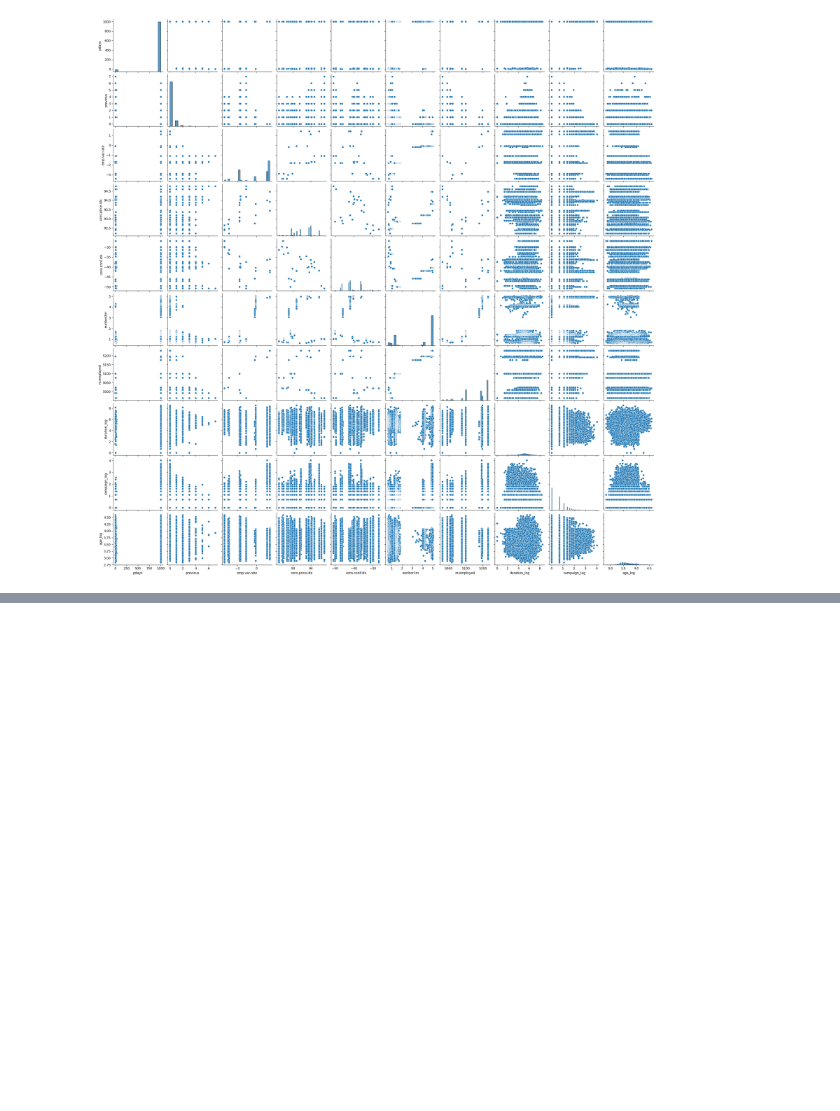
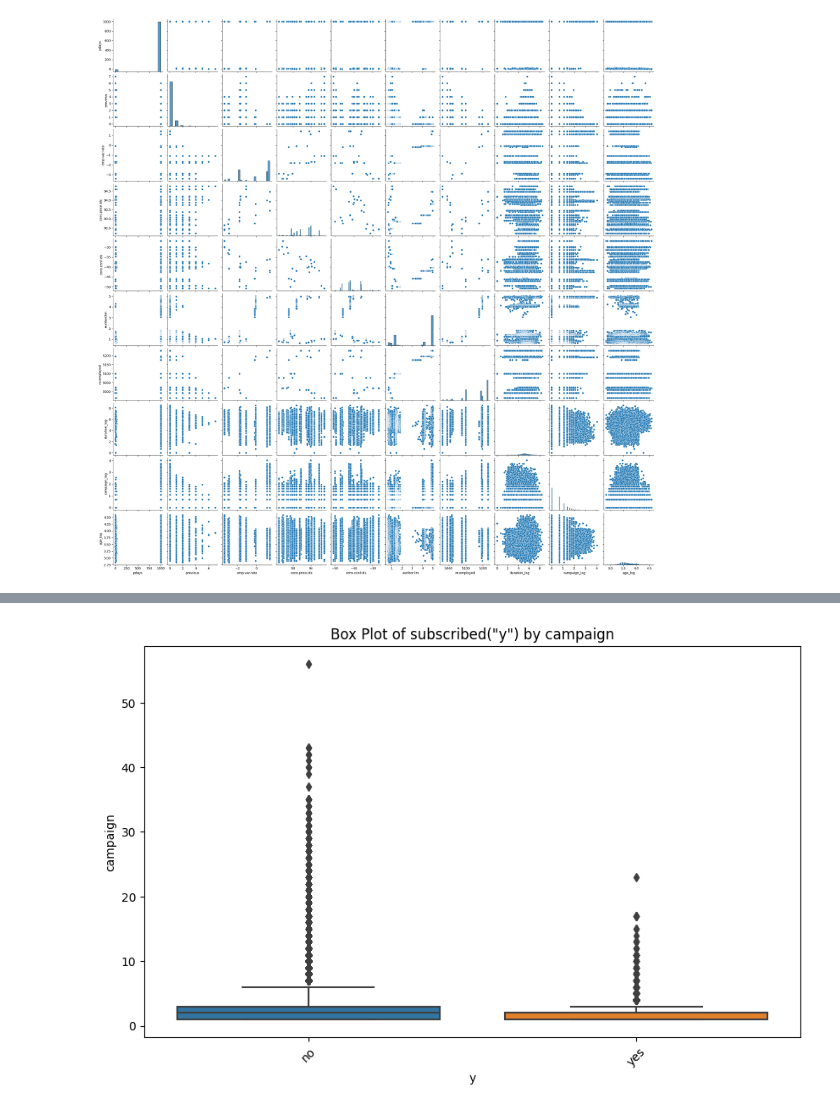
Before and after one commit to neeschal00/exploratory-data-analysis, a Jupyter notebook: eda.ipynb, the cells around one changed output, grey strips where cells are left out. Saved outputs shown, nothing was run; the diff lists cells and outputs as text; code cells hidden in the pictures; blank space fills up the shorter version.

```diff
--- a/eda.ipynb
+++ b/eda.ipynb
@@ -440,0 +447,8 @@ sns.despine()
+# %%
+plt.figure(figsize=(10, 6))
+sns.boxplot(x="y", y="campaign", data=tele_df)
+plt.title(f'Box Plot of subscribed("y") by campaign')
+plt.xticks(rotation=45)  # Rotate x-axis labels for better readability
+plt.show()
+# %% [output]
+[figure, added]
```
Also changed, not shown: parts of 1 cell of this notebook.
